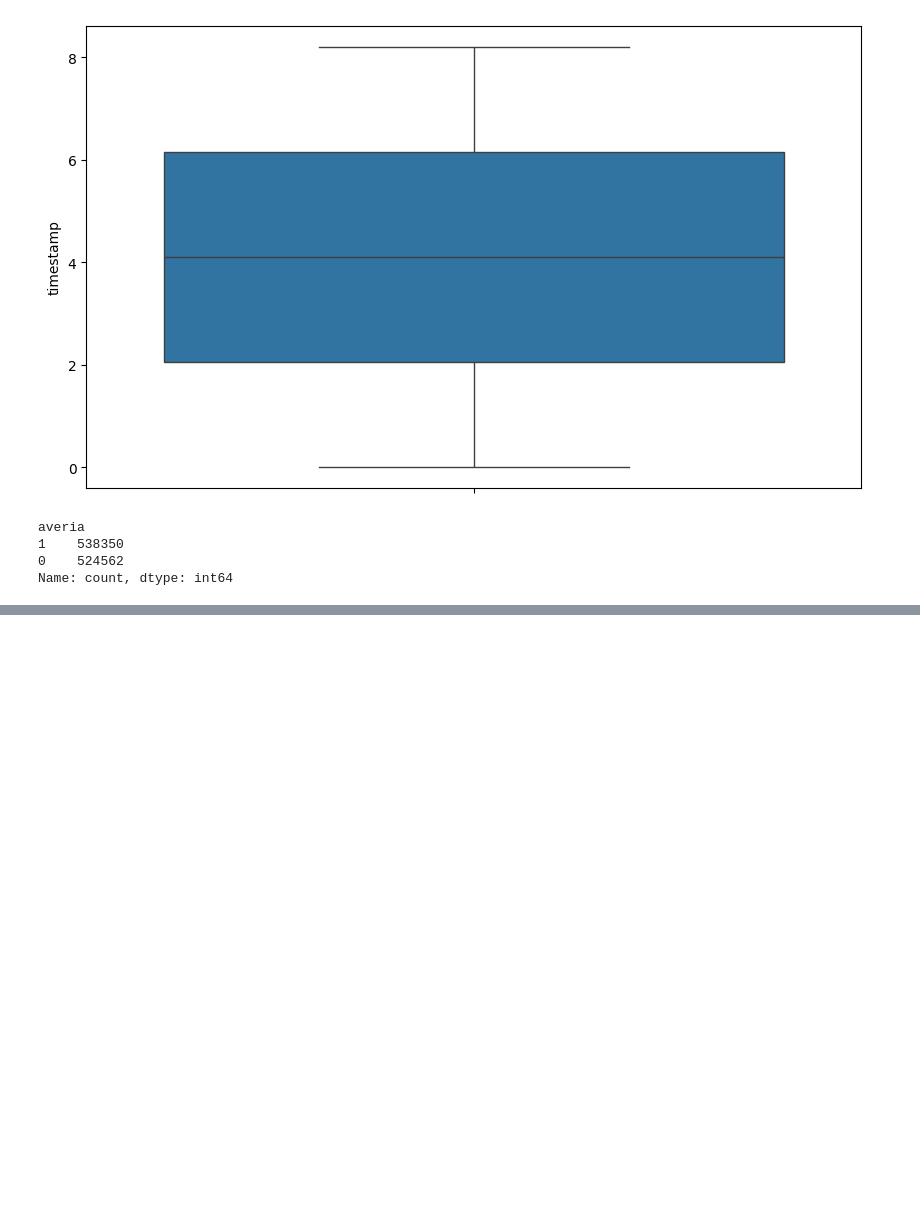
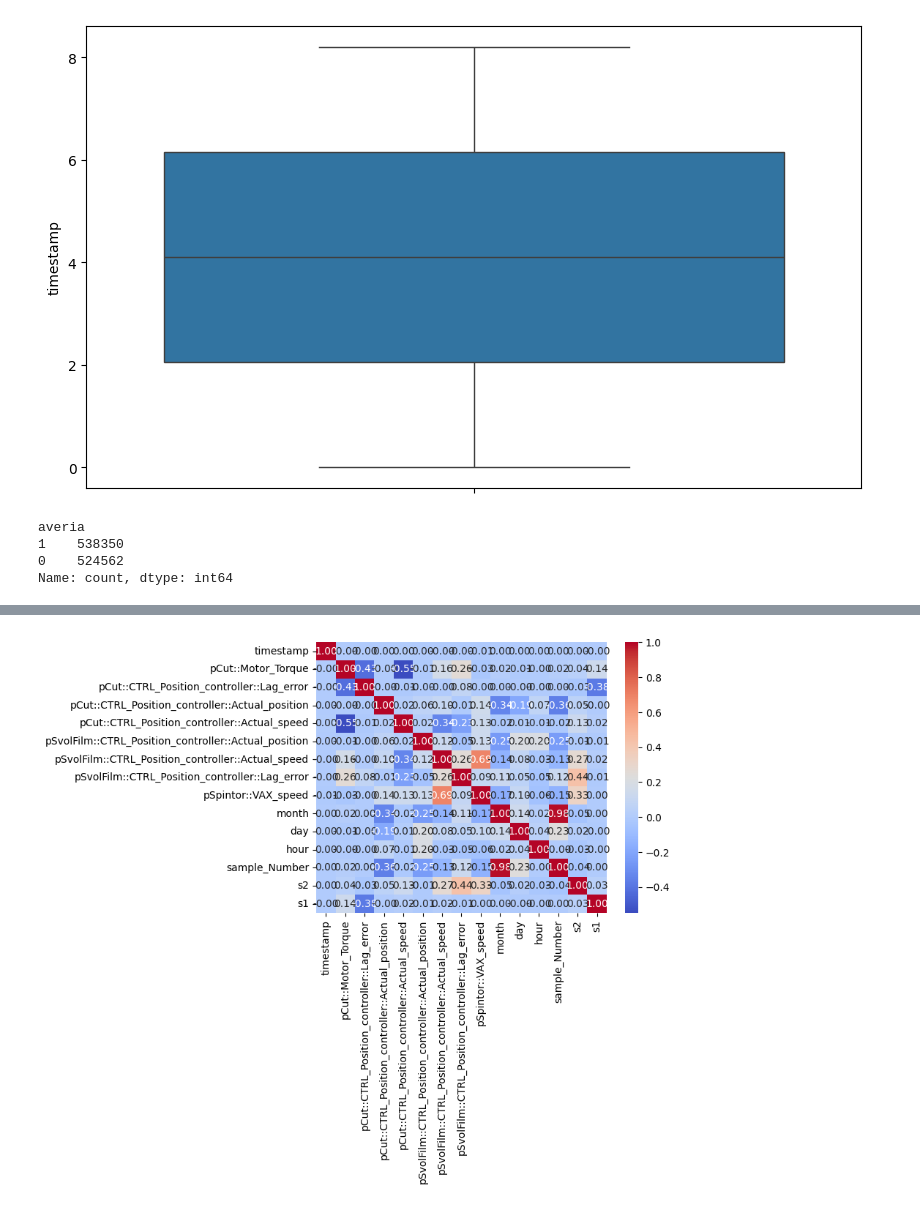
Before and after one commit to maketas1/CuartetoCalavera, a Jupyter notebook: proyecto_Angel.ipynb, the cells around one changed output, grey strips where cells are left out. Saved outputs shown, nothing was run; the diff lists cells and outputs as text; code cells hidden in the pictures; blank space fills up the shorter version.

```diff
--- a/proyecto_Angel.ipynb
+++ b/proyecto_Angel.ipynb
@@ -312,3 +305,10 @@ averia
 1    538350
 0    524562
 Name: count, dtype: int64
+# %%
+df1_copia["s2"] = (
+    (df1_copia["pSvolFilm::CTRL_Position_controller::Lag_error"] < 0) |
+    (df1_copia["pSvolFilm::CTRL_Position_controller::Lag_error"] > 1.7)
+).astype(int)
+
+df1_copia["s2"].value_counts()
@@ -314,0 +320,7 @@ Name: count, dtype: int64
+# %%
+df1_copia["s1"] = (
+    (df1_copia["pCut::CTRL_Position_controller::Lag_error"] < 0) |
+    (df1_copia["pCut::CTRL_Position_controller::Lag_error"] > 3)
+).astype(int)
+
+df1_copia["s1"].value_counts()
@@ -314,0 +341,10 @@ Name: count, dtype: int64
+# %%
+import seaborn as sns
+import matplotlib.pyplot as plt
+df1_copia1 = df1_copia.drop("mode", axis=1).copy()
+matriz_corr = df1_copia1.corr()
+
+sns.heatmap(matriz_corr, annot=True, cmap='coolwarm', fmt=".2f")
+plt.show()
+# %% [output]
+[figure, added]
```
Also changed, not shown: parts of 4 cells of this notebook.
